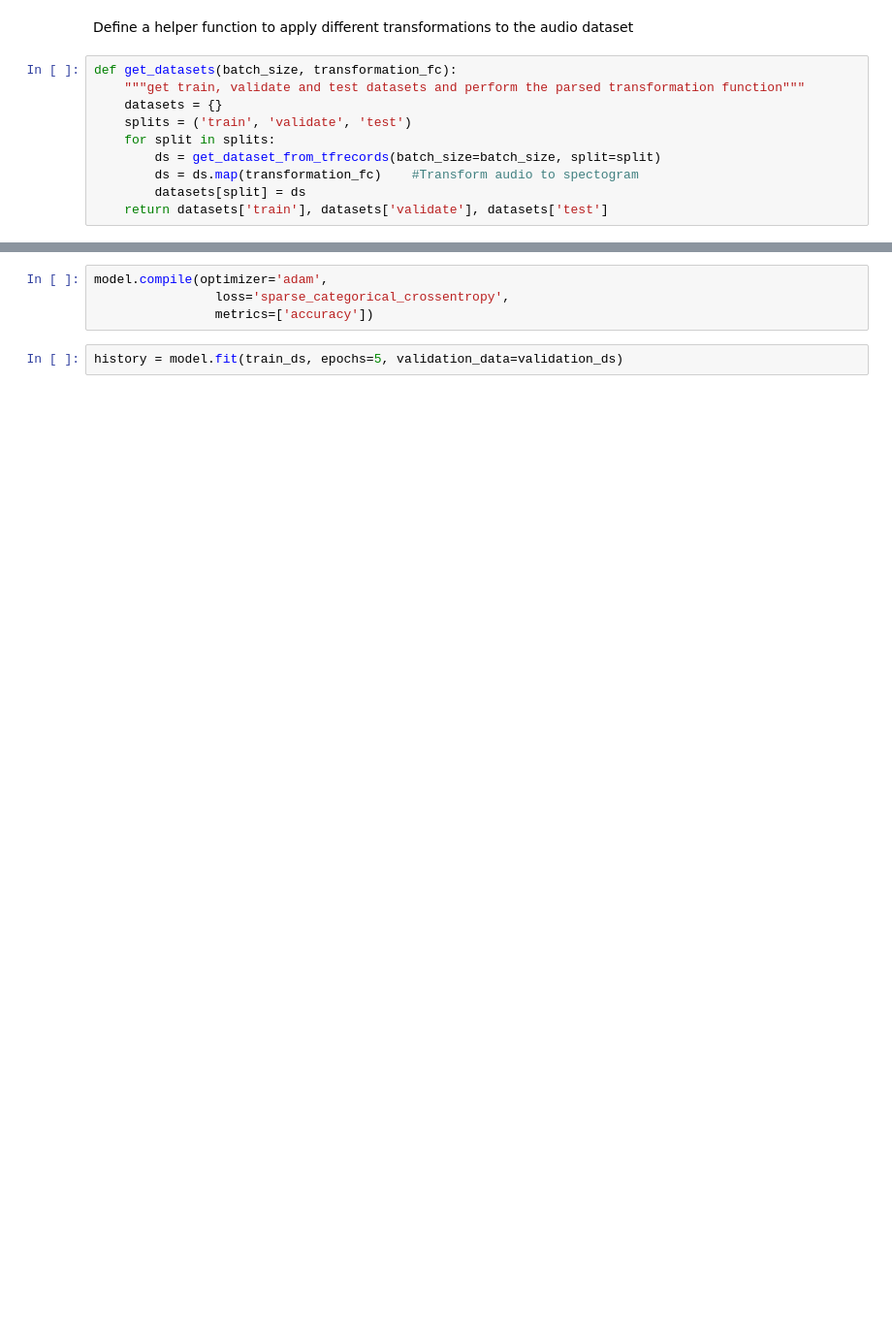
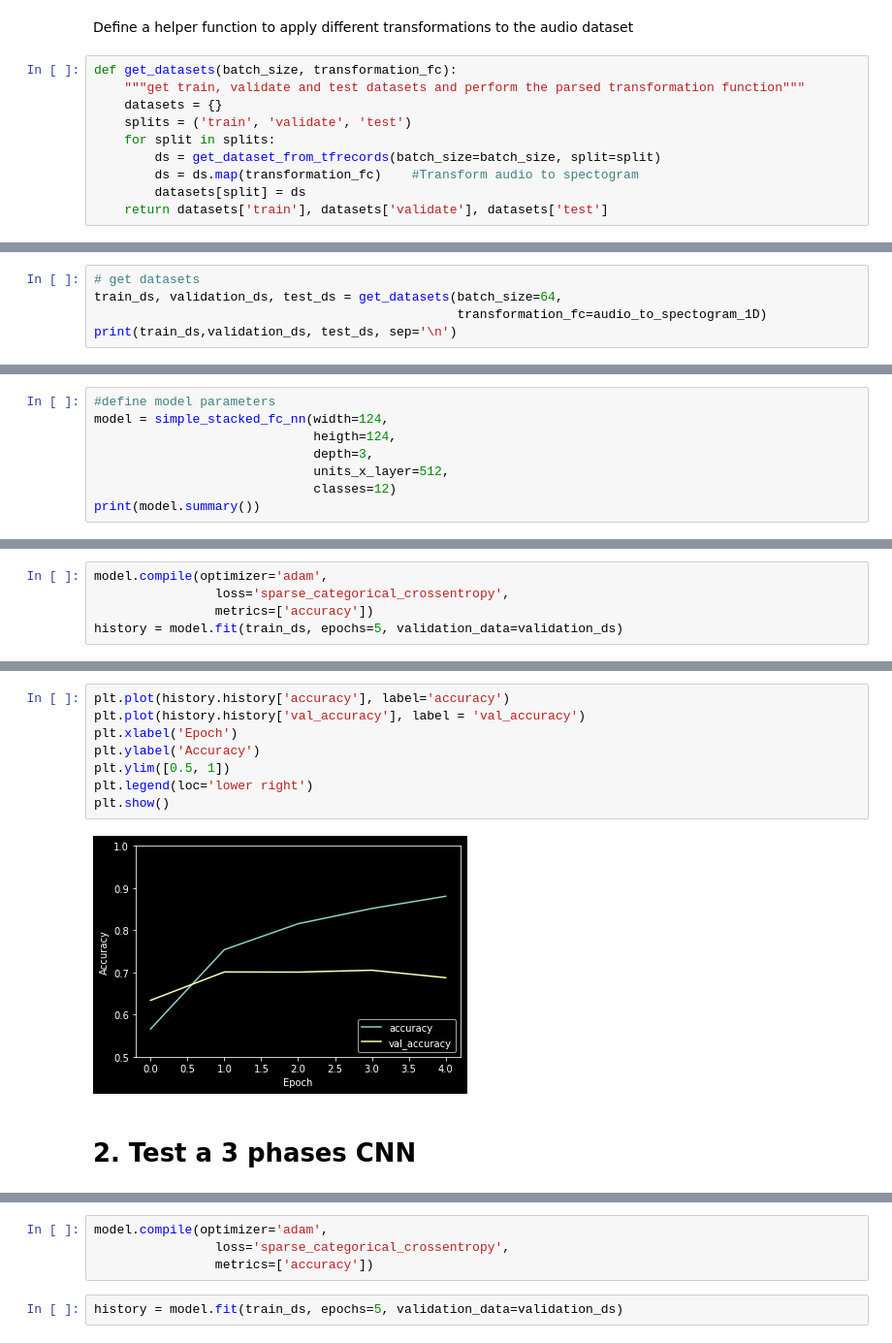
Before and after one commit to amorenob/kws_ml_capstone_project, a Jupyter notebook: 3_Model_Training.ipynb, the cells around one changed output, grey strips where cells are left out. Shown at 97% size. Cells and saved outputs as stored; diff of their text form; blank space fills up the shorter version.

```diff
--- a/3_Model_Training.ipynb
+++ b/3_Model_Training.ipynb
@@ -24,0 +23,5 @@ Load the datasets and calculate the spectograms
+# %%
+# get datasets
+train_ds, validation_ds, test_ds = get_datasets(batch_size=64,
+                                                transformation_fc=audio_to_spectogram_1D)
+print(train_ds,validation_ds, test_ds, sep='\n')
@@ -24,0 +32,8 @@ Load the datasets and calculate the spectograms
+# %%
+#define model parameters
+model = simple_stacked_fc_nn(width=124,
+                             heigth=124,
+                             depth=3,
+                             units_x_layer=512,
+                             classes=12)
+print(model.summary())
@@ -24,0 +58,5 @@ Load the datasets and calculate the spectograms
+# %%
+model.compile(optimizer='adam',
+                loss='sparse_categorical_crossentropy',
+                metrics=['accuracy'])
+history = model.fit(train_ds, epochs=5, validation_data=validation_ds)
@@ -25,2 +74,14 @@ Load the datasets and calculate the spectograms
+# %%
+plt.plot(history.history['accuracy'], label='accuracy')
+plt.plot(history.history['val_accuracy'], label = 'val_accuracy')
+plt.xlabel('Epoch')
+plt.ylabel('Accuracy')
+plt.ylim([0.5, 1])
+plt.legend(loc='lower right')
+plt.show()
+# %% [output]
+[figure, added]
+# %% [markdown]
+# 2. Test a 3 phases CNN
 # %%
 train_ds, validation_ds, test_ds = get_datasets(batch_size=64,
```
Also changed, not shown: parts of 12 cells of this notebook, 3 other files.
